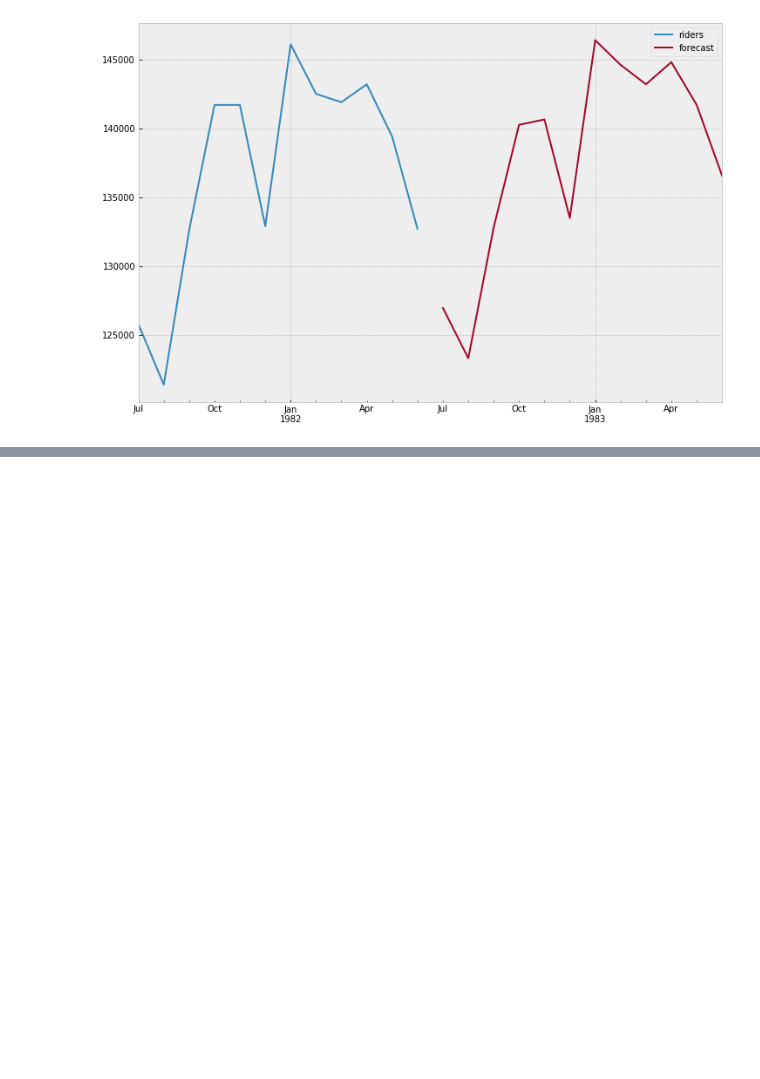
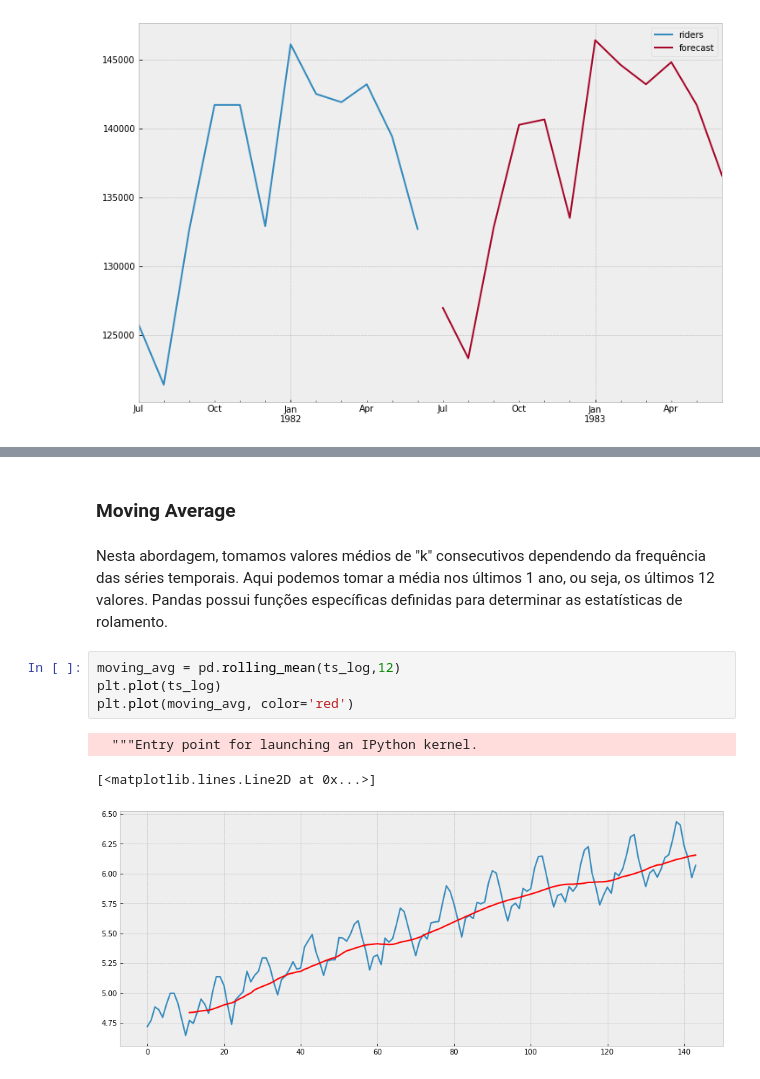
Before and after one commit to MarcusWiilo/capstone_udacity, a Jupyter notebook: capstone_udacity.ipynb, the cells around one changed output, grey strips where cells are left out. Saved outputs shown, nothing was run; the diff lists cells and outputs as text; blank space fills up the shorter version.

```diff
--- a/capstone_udacity.ipynb
+++ b/capstone_udacity.ipynb
@@ -284,0 +405,12 @@ http://pandas.pydata.org/pandas-docs/stable/indexing.html#ix-indexer-is-deprecat
+# %% [markdown]
+### Moving Average
+# %% [markdown]
+Nesta abordagem, tomamos valores médios de "k" consecutivos dependendo da frequência das séries temporais. Aqui podemos tomar a média nos últimos 1 ano, ou seja, os últimos 12 valores. Pandas possui funções específicas definidas para determinar as estatísticas de rolamento.
+# %%
+moving_avg = pd.rolling_mean(ts_log,12)
+plt.plot(ts_log)
+plt.plot(moving_avg, color='red')
+# %% [output]
+  """Entry point for launching an IPython kernel.
+[<matplotlib.lines.Line2D at 0x...>]
+[figure, added]
```
Also changed, not shown: parts of 31 cells of this notebook, 2 other files.
